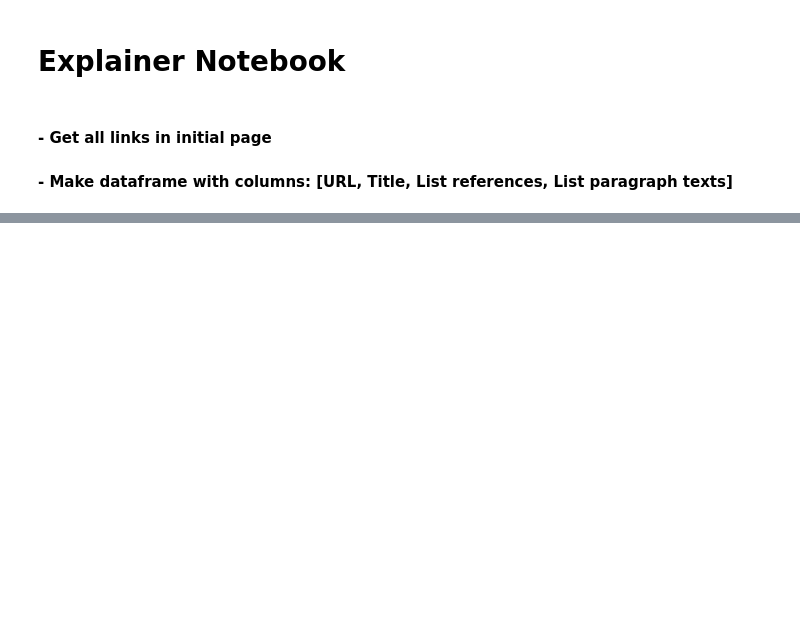
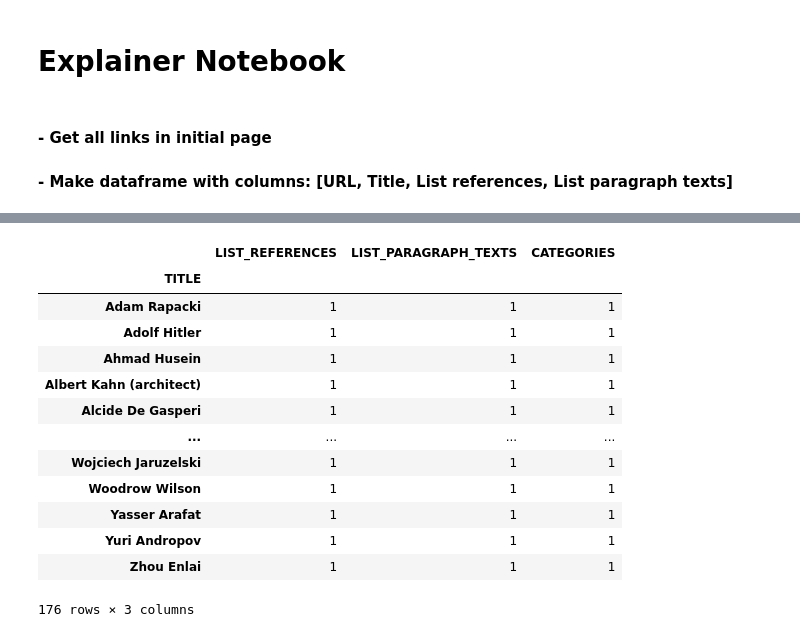
Before and after one commit to Dribo/DTU-02467_projectA, a Jupyter notebook: main.ipynb, the cells around one changed output, grey strips where cells are left out. Drawn from its saved outputs; the diff is of its cells as text; code cells hidden in the pictures; blank space fills up the shorter version.

```diff
--- a/main.ipynb
+++ b/main.ipynb
@@ -21,6 +25,12 @@ from netwulf.interactive import visualize
 # Static Variables
 LINK_WIKI_ENGLISH = "https://en.wikipedia.org/wiki/Cold_War"
 LINK_WIKI_GERMAN = "https://de.wikipedia.org/wiki/Kalter_Krieg"
+EVENT_FILTER = ["conflicts", "conflict", "events", "event", "wars", "war", "coups", "coup",
+                "crises", "crisis", "coup d'état", "history", "warfare", "battle", "battles"
+                "invasion", "invasions", "revolution", "revolutions"]
+PERSON_FILTER = ["births", "deaths", "people", "leader", "leaders", "politicians", "politician",
+                 "writer", "writers", "scientist", "scientists", "personnel", "family", "families",
+                 "executive", "executives", "spy", "spies"]
 # %%
 def get_content_soup(link_wikipedia):
     website = requests.get(link_wikipedia)
@@ -112,3 +131,37 @@ df_wikipedia_english_fromCSV
+# %%
+def get_category(input_list):
+    event_score = 0
+    person_score = 0
+    for item in input_list:
+        for E in EVENT_FILTER:
+            if E in item.lower():
+                event_score +=1
+        for P in PERSON_FILTER:
+            if P in item.lower():
+                person_score +=1
+    if not event_score and not person_score:
+        return "none"
+    return "event" if event_score > person_score else "person"
+# %%
+df_wikipedia_english_fromCSV['TYPE'] = df_wikipedia_english_fromCSV.apply(lambda x: get_category(x['CATEGORIES']), axis=1)
+# Virker til en vis grænse, nogle småting der ikke bliver fanget ordenligt. None filteret virker bedst.
+# %%
+df_wikipedia_english_fromCSV.groupby(['TYPE', 'TITLE']).count().transpose().person.transpose()
+# %% [output]
+|  | LIST_REFERENCES | LIST_PARAGRAPH_TEXTS | CATEGORIES |
+| TITLE |  |  |  |
+| Adam Rapacki | 1 | 1 | 1 |
+| Adolf Hitler | 1 | 1 | 1 |
+| Ahmad Husein | 1 | 1 | 1 |
+| Albert Kahn (architect) | 1 | 1 | 1 |
+| Alcide De Gasperi | 1 | 1 | 1 |
+| ... | ... | ... | ... |
+| Wojciech Jaruzelski | 1 | 1 | 1 |
+| Woodrow Wilson | 1 | 1 | 1 |
+| Yasser Arafat | 1 | 1 | 1 |
+| Yuri Andropov | 1 | 1 | 1 |
+| Zhou Enlai | 1 | 1 | 1 |
+176 rows × 3 columns
 # %%
 def df_get_url_list(df_wiki):
     return list(df_wiki.index)
```
Also changed, not shown: parts of 20 cells of this notebook, 3 other files.
